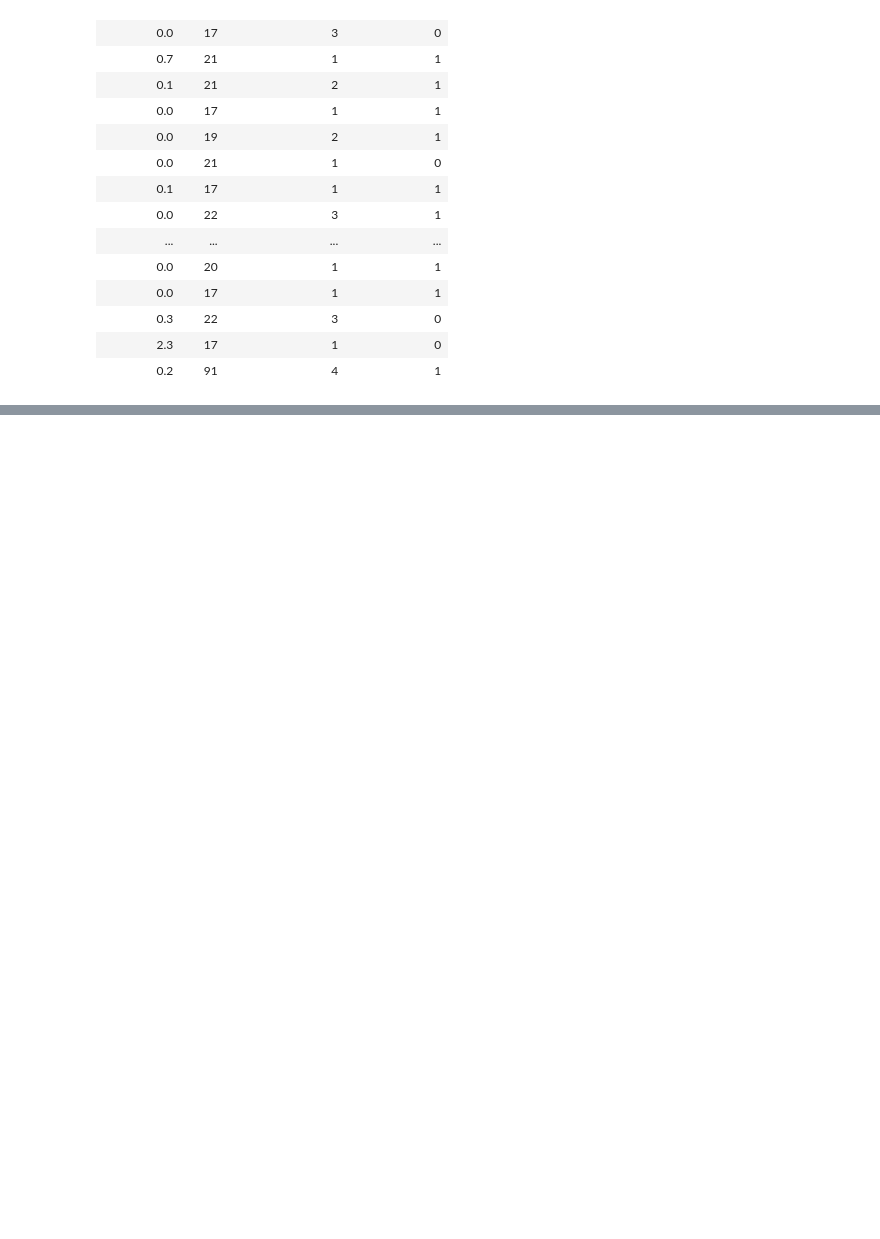
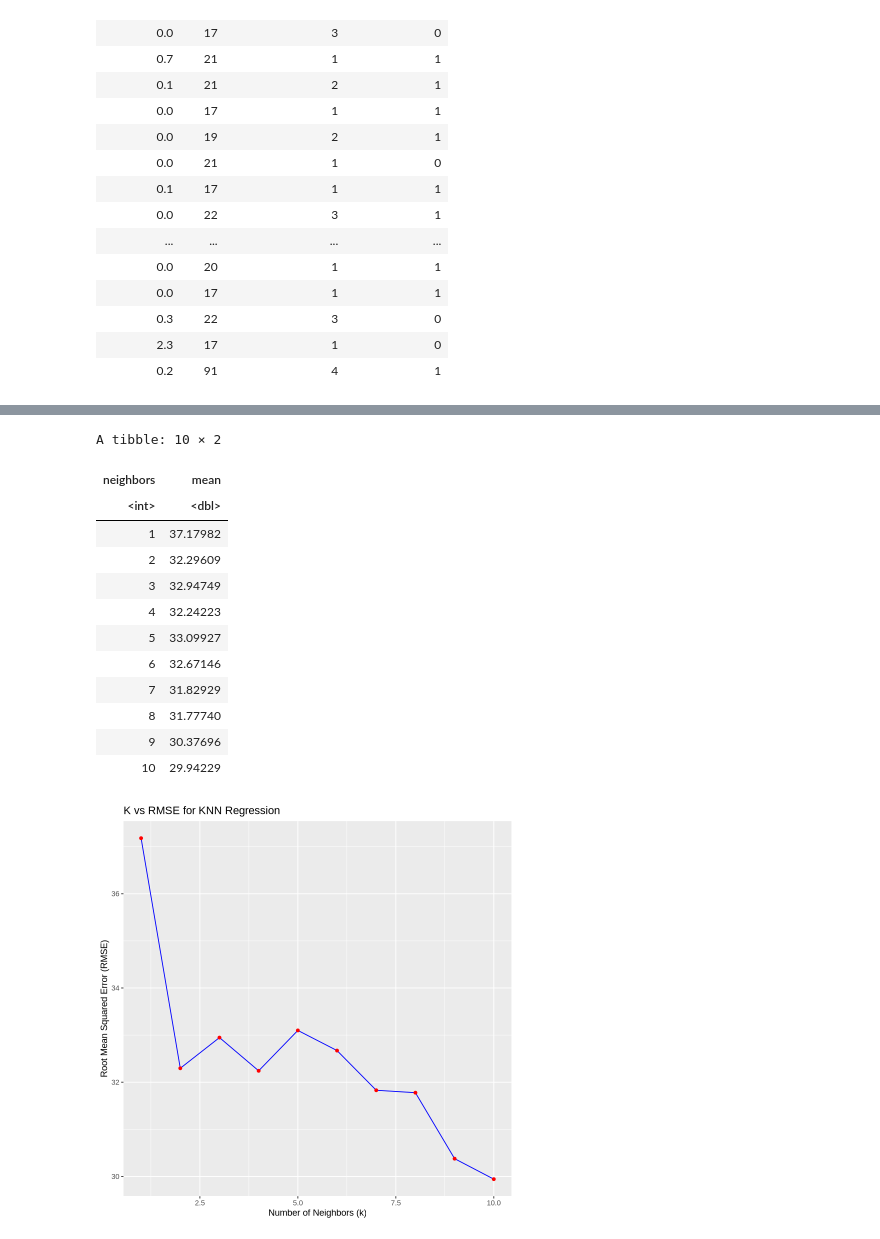
Before and after one commit to EvanSchmit/dsci-100-final-project, a Jupyter notebook: final-project.ipynb, the cells around one changed output, grey strips where cells are left out. Cells and saved outputs as stored; diff of their text form; code cells hidden in the pictures; blank space fills up the shorter version.

Commit message:
Regression plots

```diff
--- a/final-project.ipynb
+++ b/final-project.ipynb
@@ -439,0 +467,29 @@ plai_rmspe
+# %%
+rmse_results <- plai_knn_results |>
+  filter(.metric == "rmse") |>
+  select(neighbors, mean)
+
+rmse_results
+
+
+ggplot(rmse_results, aes(x = neighbors, y = mean)) +
+  geom_line(color = "blue") +
+  geom_point(color = "red") +
+  labs(title = "K vs RMSE for KNN Regression",
+       x = "Number of Neighbors (k)",
+       y = "Root Mean Squared Error (RMSE)")
+# %% [output]
+A tibble: 10 × 2
+| neighbors | mean |
+| <int> | <dbl> |
+| 1 | 37.17982 |
+| 2 | 32.29609 |
+| 3 | 32.94749 |
+| 4 | 32.24223 |
+| 5 | 33.09927 |
+| 6 | 32.67146 |
+| 7 | 31.82929 |
+| 8 | 31.77740 |
+| 9 | 30.37696 |
+| 10 | 29.94229 |
+[figure, added]
```
Also changed, not shown: parts of 2 cells of this notebook.
